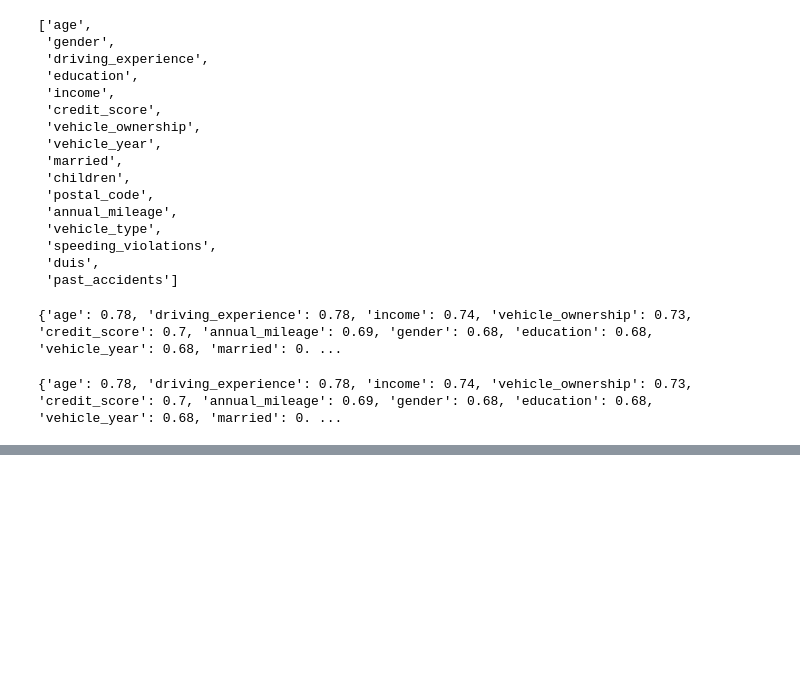
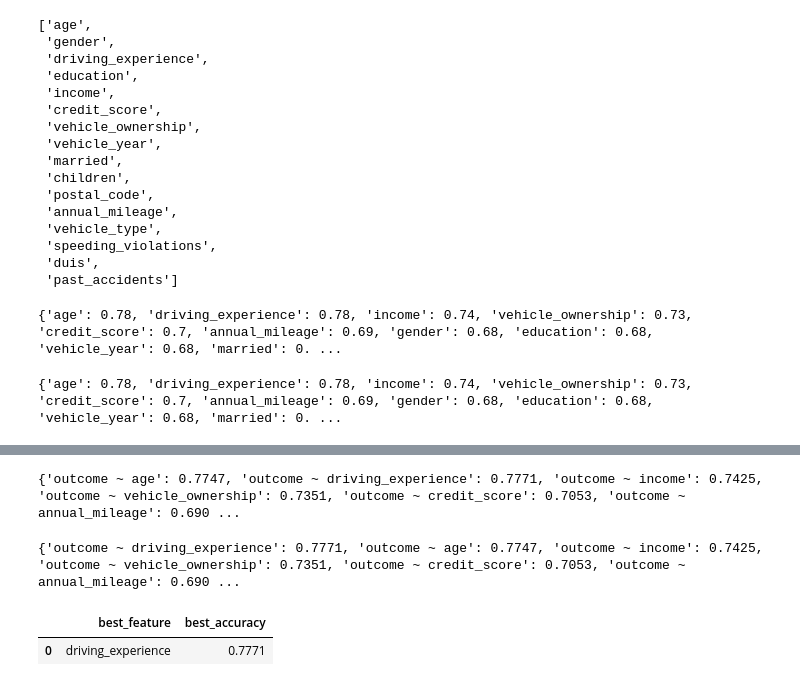
Before and after one commit to uyenhoang99/Real-World-Projects, a Jupyter notebook: Python/predictive_modeling_for_agriculture.ipynb, the cells around one changed output, grey strips where cells are left out. Cells and saved outputs as stored; diff of their text form; code cells hidden in the pictures; blank space fills up the shorter version.

```diff
--- a/Python/predictive_modeling_for_agriculture.ipynb
+++ b/Python/predictive_modeling_for_agriculture.ipynb
@@ -179,0 +238,20 @@ mdl_outcome  = logit("")
+# %%
+# Output the accuracy dict
+print(accuracy_dict)
+# %% [output]
+{'outcome ~ age': 0.7747, 'outcome ~ driving_experience': 0.7771, 'outcome ~ income': 0.7425, 'outcome ~ vehicle_ownership': 0.7351, 'outcome ~ credit_score': 0.7053, 'outcome ~ annual_mileage': 0.690 ...
+# %%
+# Sort the accuracy dict
+sorted_accuracy_dict = {k: v for k, v in sorted(accuracy_dict.items(), key = lambda item: item[1], reverse=True)}
+print(sorted_accuracy_dict)
+# %% [output]
+{'outcome ~ driving_experience': 0.7771, 'outcome ~ age': 0.7747, 'outcome ~ income': 0.7425, 'outcome ~ vehicle_ownership': 0.7351, 'outcome ~ credit_score': 0.7053, 'outcome ~ annual_mileage': 0.690 ...
+# %%
+# Determine the best_feature and best_accuracy + store them in a DataFrame called best_feature_df
+best_feature_accuracy = [{"best_feature": "driving_experience", "best_accuracy": 0.7771}]
+best_accuracy = 0.7771
+best_feature_df = pd.DataFrame(best_feature_accuracy)
+best_feature_df
+# %% [output]
+|  | best_feature | best_accuracy |
+| 0 | driving_experience | 0.7771 |
```
Also changed, not shown: parts of 3 cells of this notebook.
